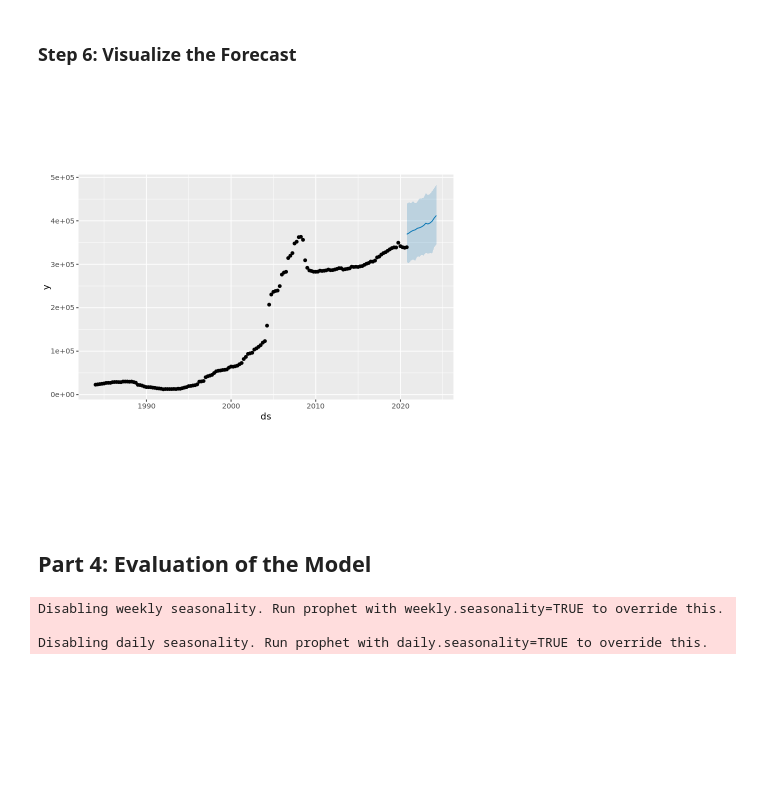
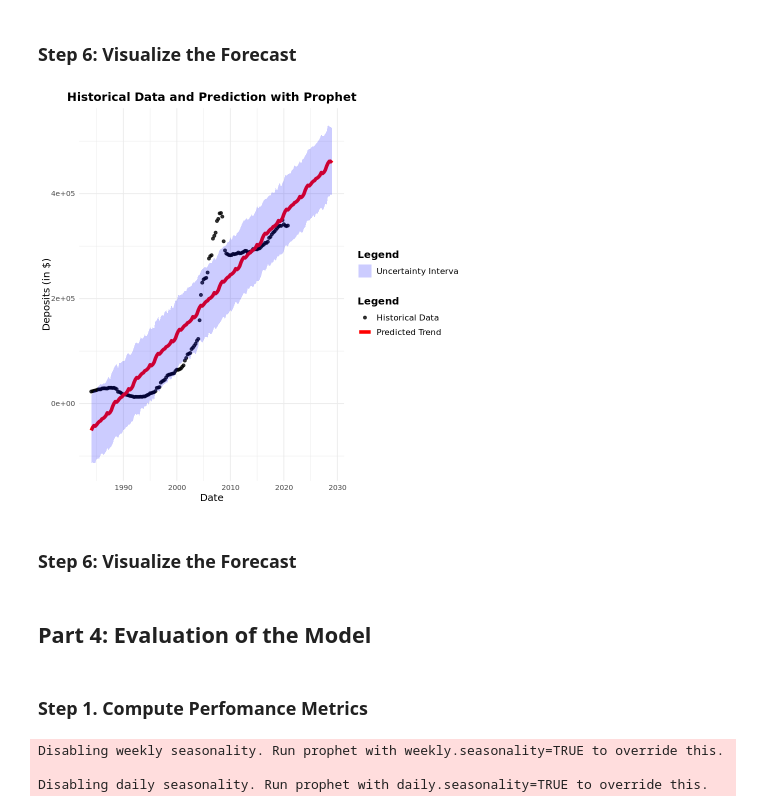
Before and after one commit to nzarama-kouadio/DUKE_MIDS_QFC_Final_Project, a Jupyter notebook: model_prediction/prophet_model.ipynb, the cells around one changed output. Saved outputs shown, nothing was run; the diff lists cells and outputs as text; code cells hidden in the pictures; blank space fills up the shorter version.

Commit message:
fixprophet + PLOT

```diff
--- a/model_prediction/prophet_model.ipynb
+++ b/model_prediction/prophet_model.ipynb
@@ -370,13 +340,57 @@ A data.frame: 15 × 1
+# %%
+future_data <- make_future_dataframe(prophet_model, periods = 33, freq = "quarter") # start counting from the end of the training data: 2020 Q4 to 2028 Q1
+#View(future_data) # The output of make_future_dataframe() will include both the training data dates and the newly created future dates.
 # %% [markdown]
 ### Step 5: Predict Future Values
 # %%
-prediction <- predict(prophet_model, future_data1)
+prediction <- predict(prophet_model, future_data)
 # %% [markdown]
 ### Step 6: Visualize the Forecast
-# %%
-plot(prophet_model, prediction)
-# prophet_plot_components(prophet_model, forecast)
-# %% [output]
-[figure, removed]
+# %%
+# Ensure 'ds' is a Date object
+train_data$ds <- as.Date(train_data$ds)
+prediction$ds <- as.Date(prediction$ds)
+
+ggplot() +
+  # Add historical data points
+  geom_point(data = train_data, aes(x = ds, y = y, color = "Historical Data"), size = 1.5, alpha = 0.8) +
+  # Add the predicted trend line
+  geom_line(data = prediction, aes(x = ds, y = yhat, color = "Predicted Trend"), size = 2) +
+  # Add uncertainty intervals for predictions
+  geom_ribbon(
+    data = prediction,
+    aes(x = ds, ymin = yhat_lower, ymax = yhat_upper, fill = "Uncertainty Interval"),
+    alpha = 0.2
+  ) +
+  # Add labels and a title
+  labs(
+    title = "Historical Data and Prediction with Prophet",
+    x = "Date",
+    y = "Deposits (in $)",
+    color = "Legend",
+    fill = "Legend"
+  ) +
+  # Customize colors for the legend
+  scale_color_manual(
+    values = c("Historical Data" = "black", "Predicted Trend" = "red")
+  ) +
+  scale_fill_manual(
+    values = c("Uncertainty Interval" = "blue")
+  ) +
+  # Add a minimal theme
+  theme_minimal() +
+  theme(
+    plot.title = element_text(hjust = 0.5, size = 14, face = "bold"),
+    axis.title.x = element_text(size = 12),
+    axis.title.y = element_text(size = 12),
+    legend.title = element_text(size = 12, face = "bold"),
+    legend.text = element_text(size = 10)
+  )
+# %% [output]
+[figure, added]
+# %% [markdown]
+### Step 6: Visualize the Forecast
 # %% [markdown]
 ## Part 4: Evaluation of the Model
+# %% [markdown]
+### Step 1. Compute Perfomance Metrics
```
Also changed, not shown: parts of 4 cells of this notebook.
